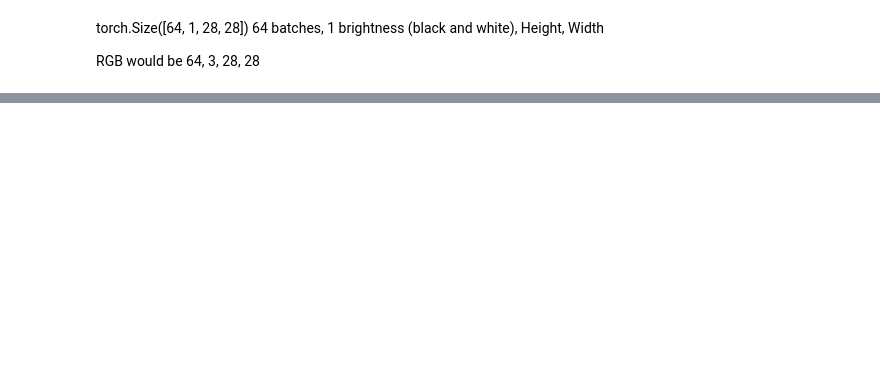
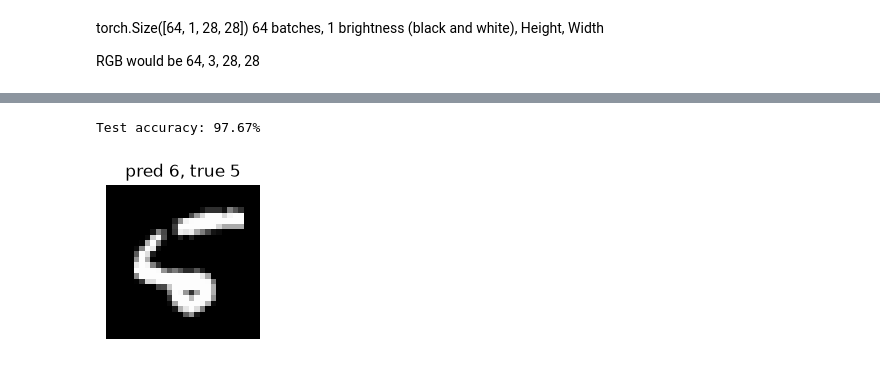
Before and after one commit to bryanfandawa/leaf-disease-detector, a Jupyter notebook: notebooks/00_mnist_warmup.ipynb, the cells around one changed output, grey strips where cells are left out. Drawn from its saved outputs; the diff is of its cells as text; code cells hidden in the pictures; blank space fills up the shorter version.

```diff
--- a/notebooks/00_mnist_warmup.ipynb
+++ b/notebooks/00_mnist_warmup.ipynb
@@ -97,0 +211,5 @@ plt.show()
+# %%
+images = images.to(device)
+output = model(images)
+print(output.shape)
+print(output[0])
@@ -97,0 +248,31 @@ plt.show()
+# %%
+model.eval()
+correct = 0
+total = 0
+
+with torch.no_grad():
+    for images, labels in test_loader:
+        images, labels = images.to(device), labels.to(device)
+        output = model(images)
+        preds = output.argmax(dim = 1)
+        correct += (preds == labels).sum().item()
+        total += labels.size(0)
+print(f"Test accuracy: {correct / total:.2%}")
+# %% [output]
+Test accuracy: 97.67%
+# %%
+images, labels = next(iter(test_loader))
+images, labels = images.to(device), labels.to(device)
+
+with torch.no_grad():
+    preds = model(images).argmax(dim = 1)
+wrong = (preds != labels).nonzero().flatten()
+
+fig, axes = plt.subplots(1, min(8, len(wrong)), figsize = (12,2), squeeze= False)
+for ax, idx in zip(axes[0], wrong):
+    ax.imshow(images[idx].cpu().squeeze(), cmap = "gray")
+    ax.set_title(f"pred {preds[idx].item()}, true {labels[idx].item()}")
+    ax.axis("off")
+plt.show()
+# %% [output]
+[figure, added]
```
Also changed, not shown: parts of 12 cells of this notebook.
